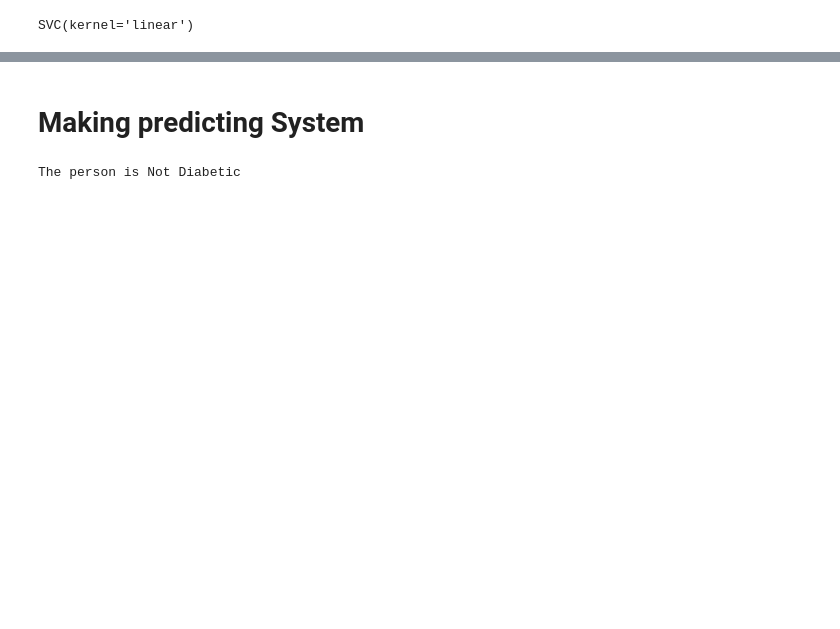
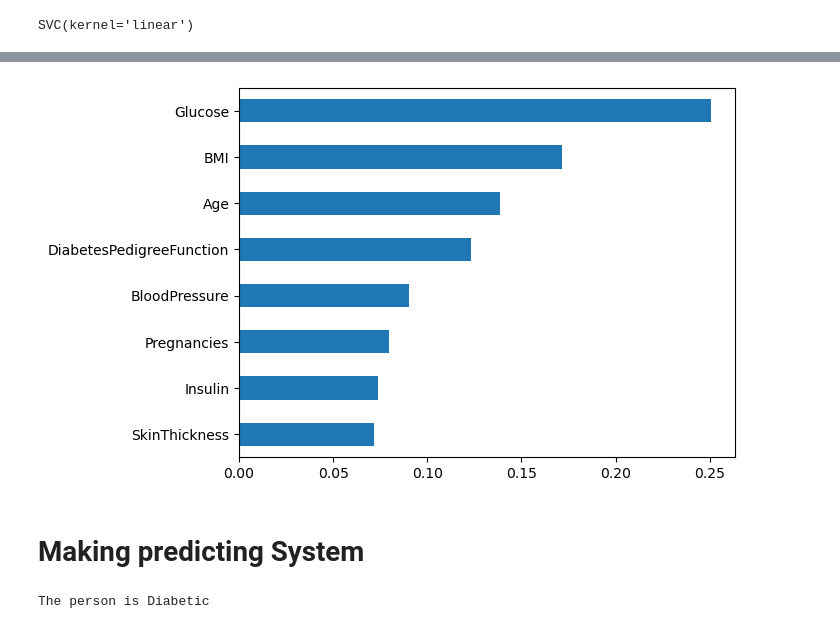
Before and after one commit to KavinKohli/diabetes-prediction-ml, a Jupyter notebook: Diabetes_predictor.ipynb, the cells around one changed output, grey strips where cells are left out. Drawn from its saved outputs; the diff is of its cells as text; code cells hidden in the pictures; blank space fills up the shorter version.

```diff
--- a/Diabetes_predictor.ipynb
+++ b/Diabetes_predictor.ipynb
@@ -94,0 +184,22 @@ X_train, X_test, y_train, y_test = train_test_split(X, y, test_size=0.2, stratif
+# %%
+
+X = diabetes_dataset.drop('Outcome', axis=1)
+y = diabetes_dataset['Outcome']
+
+X_train, X_test, y_train, y_test = train_test_split(X, y, test_size=0.2, random_state=42)
+
+scaler = StandardScaler()
+X_train = scaler.fit_transform(X_train)
+X_test = scaler.transform(X_test)
+
+
+rf = RandomForestClassifier()
+param_grid = {
+    'n_estimators':[50,100],
+    'max_depth':[None,5,10]
+}
+
+grid = GridSearchCV(rf,param_grid,cv=5)
+grid.fit(X_train,y_train)
+best_model = grid.best_estimator_
+print(grid.best_params_)
@@ -111,9 +255,17 @@ print(train_data_accuracy)
+# %%
+
+importances = best_model.feature_importances_
+features = diabetes_dataset.drop('Outcome',axis=1).columns
+
+pd.Series(importances,index=features).sort_values().plot(kind='barh')
+plt.show()
+# %% [output]
+[figure, added]
 # %% [markdown]
 # Making predicting System
 # %%
 input_data = (5,109,75,26,0,36,0.546,60)
 
-# Convert to DataFrame with column names
 columns = [
     'Pregnancies',
     'Glucose',
@@ -127,14 +279,13 @@ columns = [
 
 input_df = pd.DataFrame([input_data], columns=columns)
 
-# Use DataFrame instead of numpy array
 std_data = Scaler.transform(input_df)
 
-prediction = classifier.predict(std_data)
+prediction = best_model.predict(std_data)
 
 if prediction[0] == 1:
     print("The person is Diabetic")
 else:
     print("The person is Not Diabetic")
 # %% [output]
-The person is Not Diabetic
+The person is Diabetic
```
Also changed, not shown: parts of 26 cells of this notebook.
